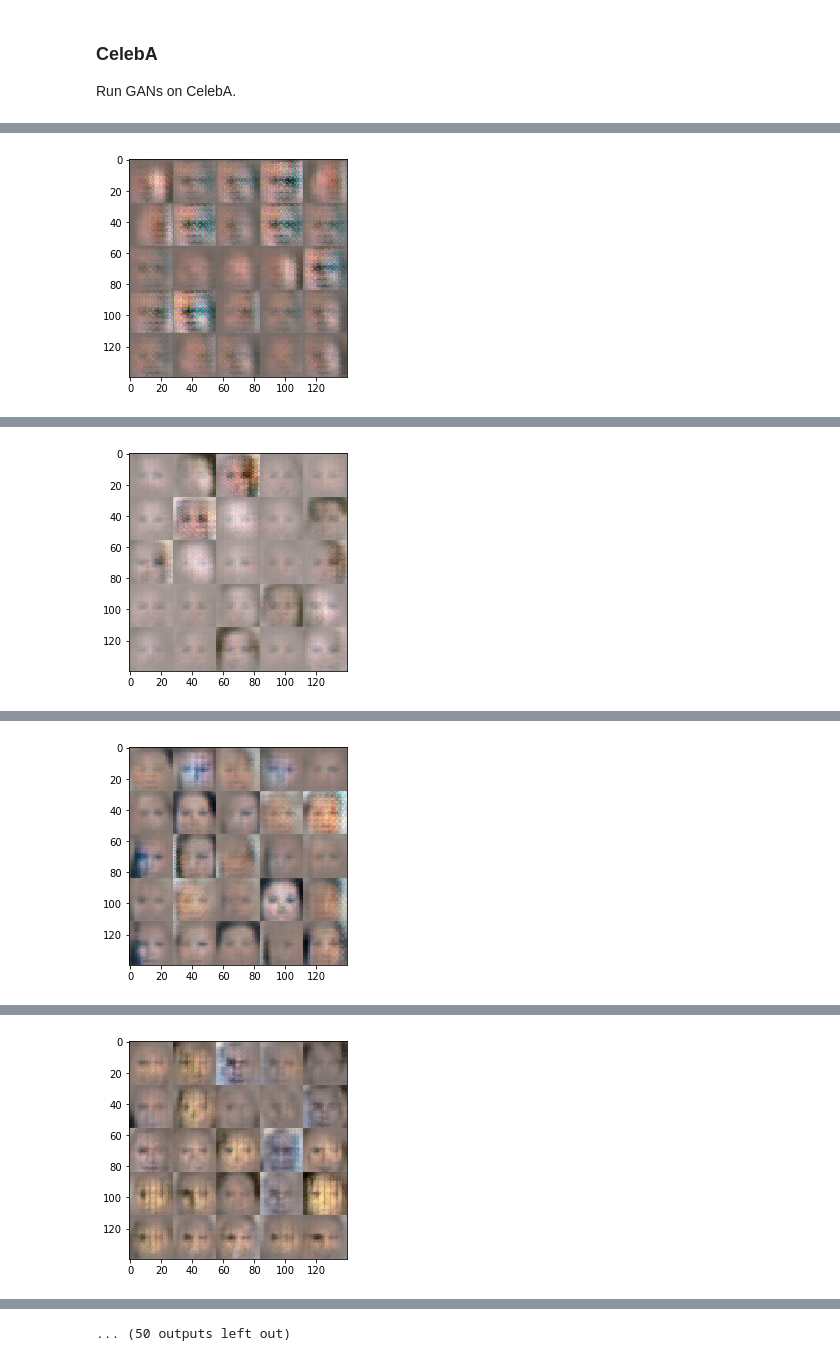
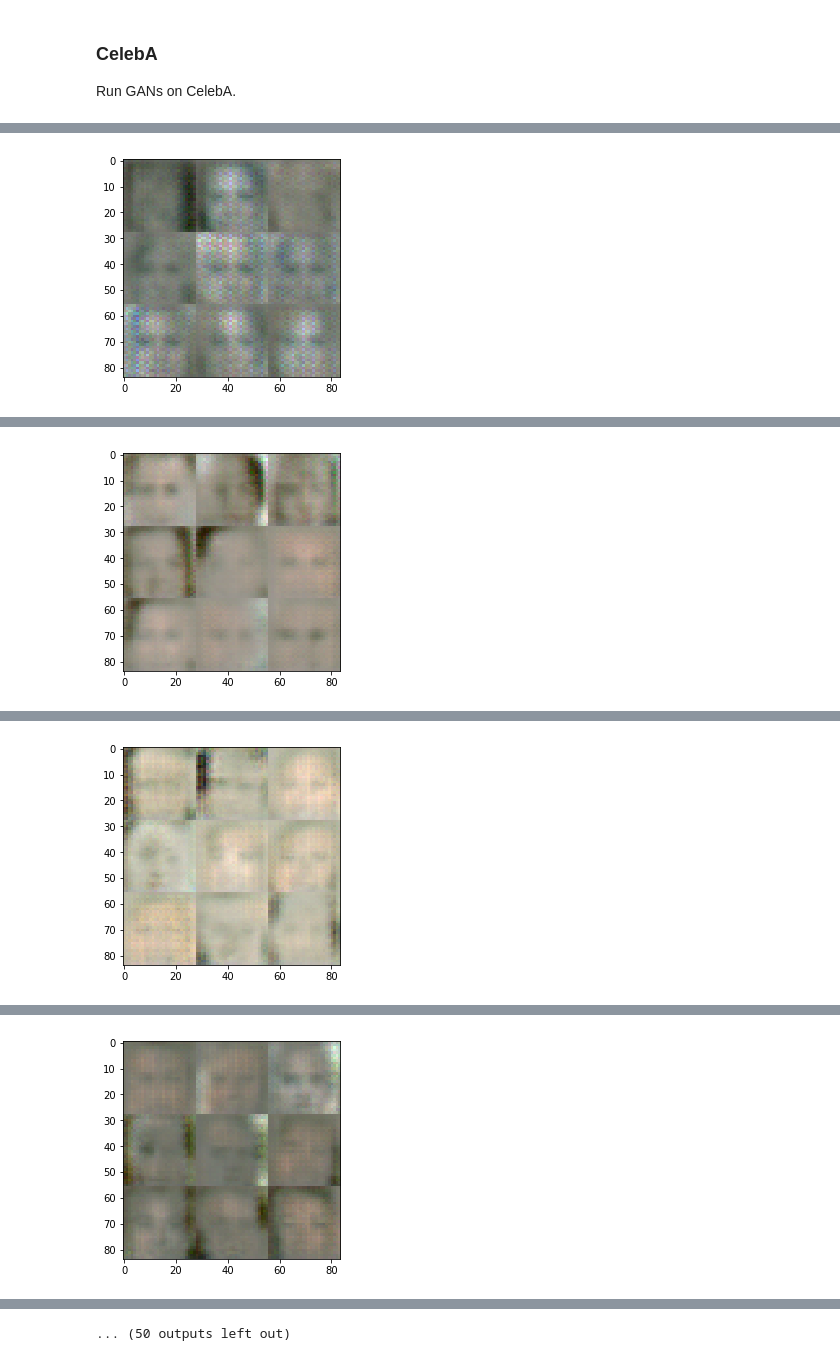
Before and after one commit to LuLi0077/DL, a Jupyter notebook: Generative_Adversarial_Network/Generate_Faces/face_generation.ipynb, the cells around one changed output, grey strips where cells are left out. Cells and saved outputs as stored; diff of their text form; code cells hidden in the pictures.

```diff
--- a/Generative_Adversarial_Network/Generate_Faces/face_generation.ipynb
+++ b/Generative_Adversarial_Network/Generate_Faces/face_generation.ipynb
@@ -140,22 +144,25 @@ def generator(z, out_channel_dim, is_train=True):
     """
     reuse = not is_train
 
-    alpha = 0.2
     with tf.variable_scope('generator', reuse=reuse):
-        x1 = tf.layers.dense(z, 4*4*256)
-        x1 = tf.reshape(x1, (-1, 4, 4, 256))
+        x1 = tf.layers.dense(z, 7*7*512)
+        x1 = tf.reshape(x1, (-1, 7, 7, 512))
         x1 = tf.layers.batch_normalization(x1, training=is_train)
-        x1 = tf.maximum(alpha * x1, x1)
+        x1 = leaky_relu(x1)
 
-        x2 = tf.layers.conv2d_transpose(x1, 128, 4, strides=1, padding='valid')
+        x2 = tf.layers.conv2d_transpose(x1, 64, 5, strides=2, padding='same', kernel_initializer =tf.contrib.layers.xavier_initializer())
         x2 = tf.layers.batch_normalization(x2, training=is_train)
-        x2 = tf.maximum(alpha * x2, x2)
+        x2 = leaky_relu(x2)
 
-        x3 = tf.layers.conv2d_transpose(x2, 64, 5, strides=2, padding='same')
+        x3 = tf.layers.conv2d_transpose(x2, 32, 5, strides=2, padding='same', kernel_initializer =tf.contrib.layers.xavier_initializer())
         x3 = tf.layers.batch_normalization(x3, training=is_train)
-        x3 = tf.maximum(alpha * x3, x3)
+        x3 = leaky_relu(x3)
 
-        logits = tf.layers.conv2d_transpose(x3, out_channel_dim, 5, strides=2, padding='same')
+        #x4 = tf.layers.conv2d_transpose(x3, 64, 5, strides=1, padding='same', kernel_initializer =tf.contrib.layers.xavier_initializer())
+        #x4 = tf.layers.batch_normalization(x4, training=is_train)
+        #x4 = leaky_relu(x4)
+
+        logits = tf.layers.conv2d_transpose(x3, out_channel_dim, 5, strides=1, padding='same', kernel_initializer =tf.contrib.layers.xavier_initializer())
         out = tf.tanh(logits)
         return out
 
@@ -297,7 +304,7 @@ def train(epoch_count, batch_size, z_dim, learning_rate, beta1, get_batches, dat
                           "Discriminator Loss: {:.4f}...".format(train_loss_d),
                           "Generator Loss: {:.4f}".format(train_loss_g))
 
-                    show_generator_output(sess=sess, image_mode=data_image_mode, input_z=input_z, n_images=25, out_channel_dim=image_channels)
+                    show_generator_output(sess=sess, image_mode=data_image_mode, input_z=input_z, n_images=9, out_channel_dim=image_channels)
 # %% [markdown]
 ### MNIST
 Test GANs architecture on MNIST.
@@ -326,12 +338,12 @@ Epoch 2/2... Discriminator Loss: 1.2627... Generator Loss: 0.6249
 ### CelebA
 Run GANs on CelebA.
 # %%
-batch_size = 256
-z_dim = 128
+batch_size = 64
+z_dim = 100
 learning_rate = 0.001
-beta1 = 0.5
+beta1 = 0.2
 
-epochs = 4
+epochs = 1
 
 celeba_dataset = helper.Dataset('celeba', glob(os.path.join(data_dir, 'img_align_celeba/*.jpg')))
 with tf.Graph().as_default():
@@ -342 +354 @@ Epoch 1/4... Discriminator Loss: 0.8117... Generator Loss: 1.5095
-[figure, old version]
+[figure, new version]
@@ -344 +356 @@ Epoch 1/4... Discriminator Loss: 1.0573... Generator Loss: 1.6069
-[figure, old version]
+[figure, new version]
@@ -346 +358 @@ Epoch 1/4... Discriminator Loss: 1.3175... Generator Loss: 0.9850
-[figure, old version]
+[figure, new version]
@@ -348 +360 @@ Epoch 1/4... Discriminator Loss: 0.8837... Generator Loss: 1.6544
-[figure, old version]
+[figure, new version]
```
Also changed, not shown: parts of 3 cells of this notebook, 11 other files.
